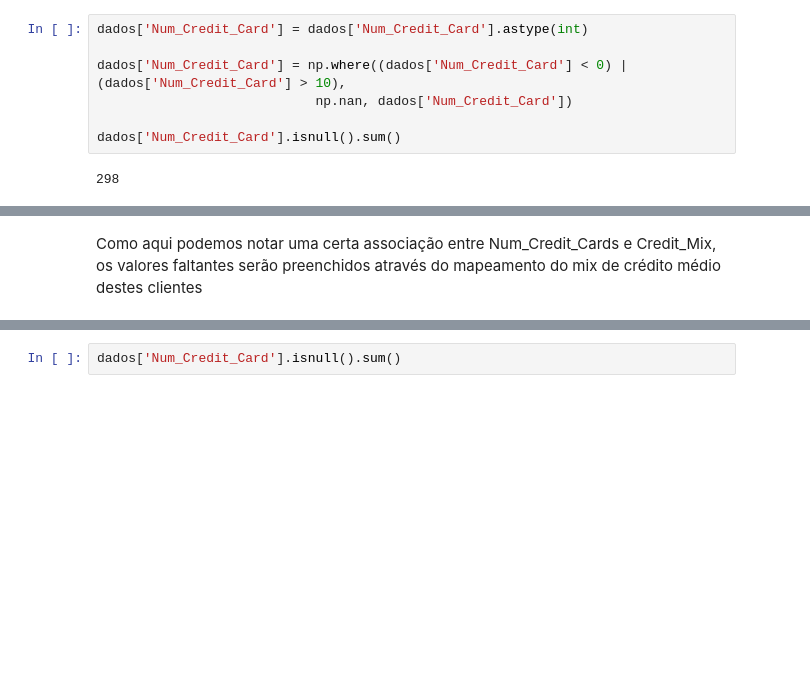
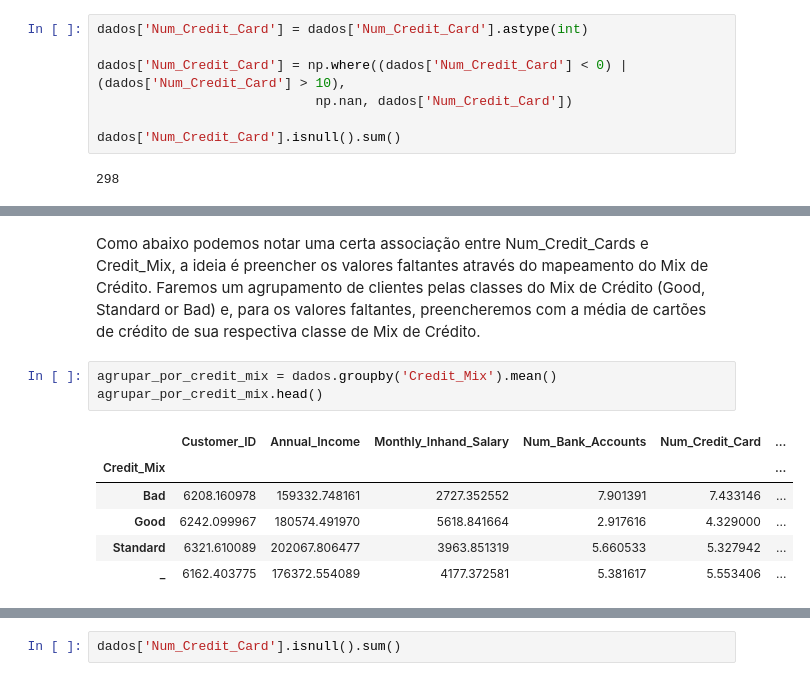
Before and after one commit to julianacamara98/intro_python_2023_ProjetoFinal, a Jupyter notebook: EDA.ipynb, the cells around one changed output, grey strips where cells are left out. Drawn from its saved outputs; the diff is of its cells as text; blank space fills up the shorter version.

```diff
--- a/EDA.ipynb
+++ b/EDA.ipynb
@@ -403,5 +405,15 @@ dados.loc[dados['Num_Credit_Card'].isnull()].head()
 | 41703 | 10425 | 2022-01-12 | 44 | Musician | 89122.800 | 7141.900000 | 7 | ... |
 5 rows × 24 columns
 # %% [markdown]
-Como aqui podemos notar uma certa associação entre Num_Credit_Cards e Credit_Mix, os valores faltantes serão preenchidos através do mapeamento do mix de crédito médio destes clientes
+Como abaixo podemos notar uma certa associação entre Num_Credit_Cards e Credit_Mix, a ideia é preencher os valores faltantes através do mapeamento do Mix de Crédito. Faremos um agrupamento de clientes pelas classes do Mix de Crédito (Good, Standard or Bad) e, para os valores faltantes, preencheremos com a média de cartões de crédito de sua respectiva classe de Mix de Crédito.
+# %%
+agrupar_por_credit_mix = dados.groupby('Credit_Mix').mean()
+agrupar_por_credit_mix.head()
+# %% [output]
+|  | Customer_ID | Annual_Income | Monthly_Inhand_Salary | Num_Bank_Accounts | Num_Credit_Card | ... |
+| Credit_Mix |  |  |  |  |  | ... |
+| Bad | 6208.160978 | 159332.748161 | 2727.352552 | 7.901391 | 7.433146 | ... |
+| Good | 6242.099967 | 180574.491970 | 5618.841664 | 2.917616 | 4.329000 | ... |
+| Standard | 6321.610089 | 202067.806477 | 3963.851319 | 5.660533 | 5.327942 | ... |
+| _ | 6162.403775 | 176372.554089 | 4177.372581 | 5.381617 | 5.553406 | ... |
 # %%
```
Also changed, not shown: parts of 55 cells of this notebook.
